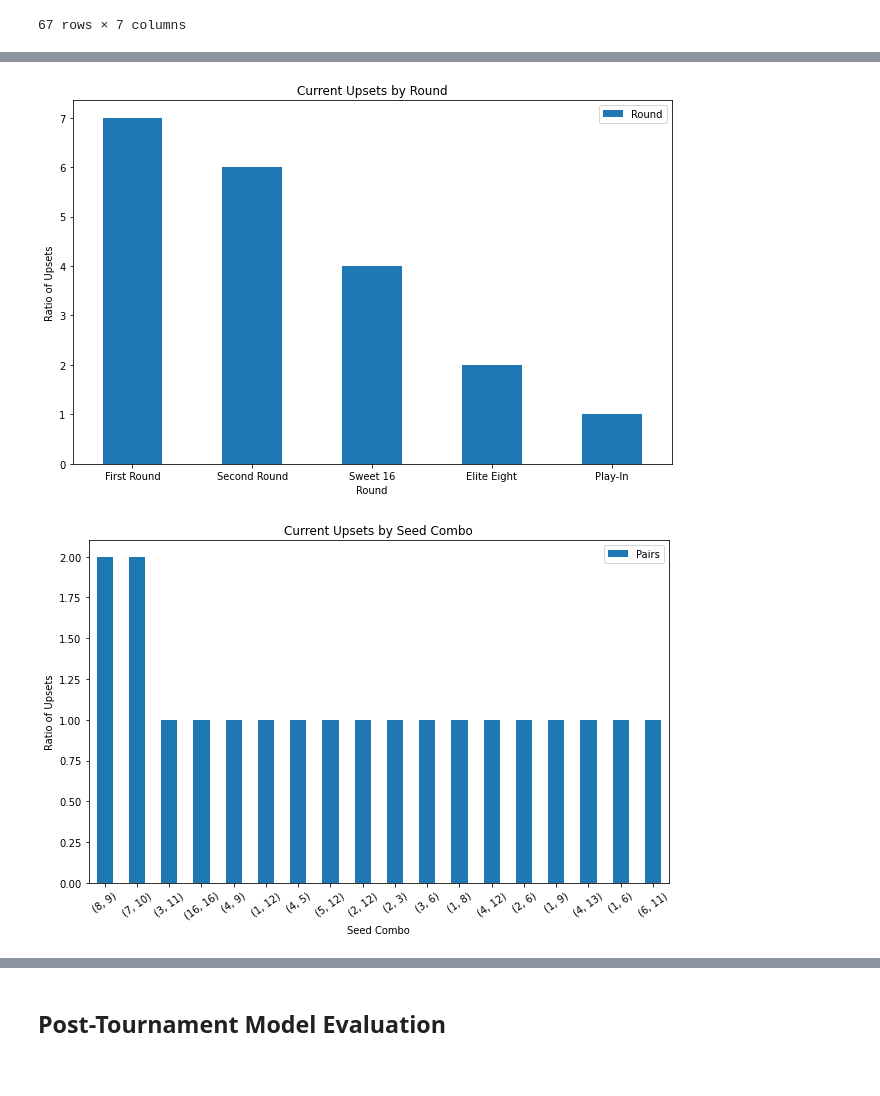
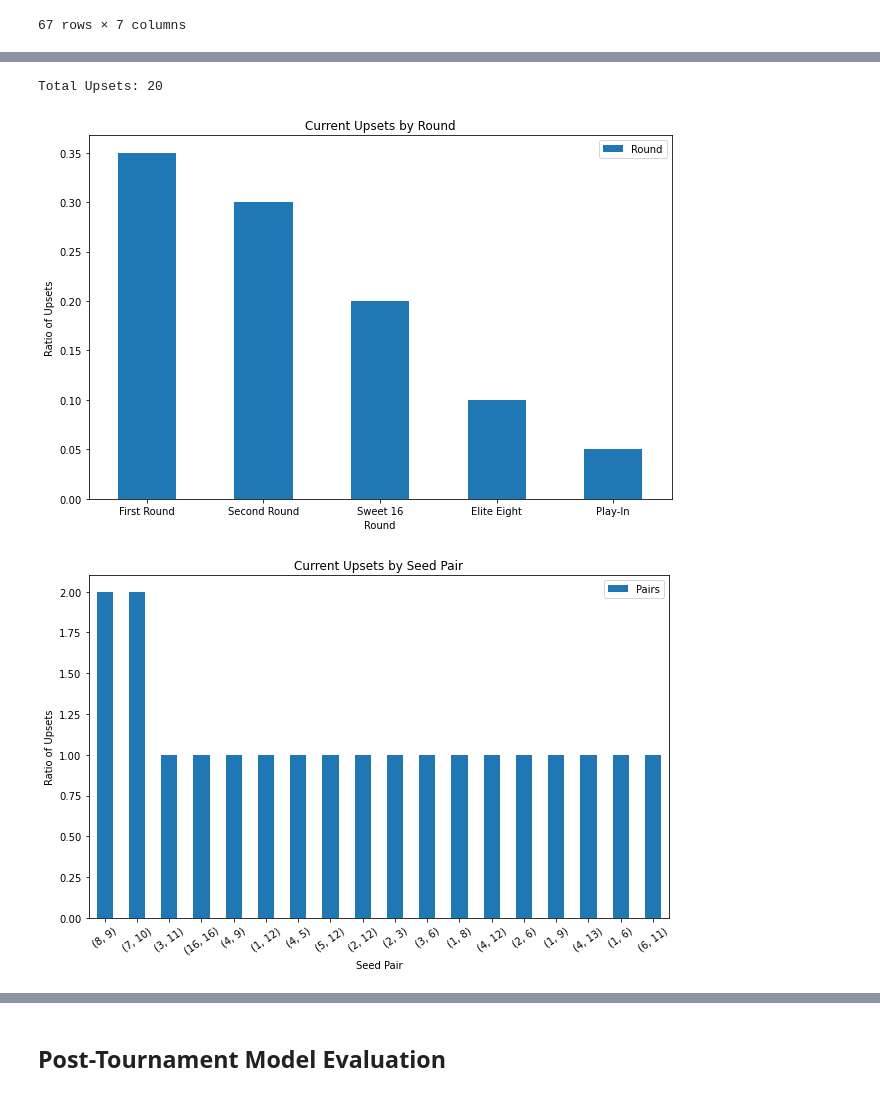
Before and after one commit to matthew-agard/March-Madness-Predictions, a Jupyter notebook: 2021/2021_March_Madness_Predictions.ipynb, the cells around one changed output, grey strips where cells are left out. Saved outputs shown, nothing was run; the diff lists cells and outputs as text; code cells hidden in the pictures.

```diff
--- a/2021/2021_March_Madness_Predictions.ipynb
+++ b/2021/2021_March_Madness_Predictions.ipynb
@@ -621,20 +759,22 @@ display(bracket_preds)
 # %%
-curr_seed_pairs = get_seed_pairs(bracket_preds)
-curr_upset_pairs = curr_seed_pairs[curr_seed_pairs['Underdog_Upset'] == 1]
+# Group upset seed pairs by round and count them
+curr_upset_rounds_freq = curr_upset_pairs['Round'].value_counts(normalize=True)
 
-curr_upset_rounds_freq = curr_upset_pairs['Round'].value_counts()
+# Plot findings
 curr_upset_rounds_freq.plot(figsize=(9, 6), kind='bar', rot=0)
 
 format_plot(title='Current Upsets by Round', xlabel='Round', ylabel='Ratio of Upsets')
+print(f"Total Upsets: {len(curr_upset_pairs)}")
 # %% [output]
+Total Upsets: 20
-[figure, old version]
+[figure, new version]
 # %%
-curr_seed_pairs = get_seed_pairs(bracket_preds)
-curr_upset_pairs = curr_seed_pairs[curr_seed_pairs['Underdog_Upset'] == 1]
+# Group upsets by seed pairing and count them
+curr_upset_pairs_freq = curr_upset_pairs['Pairs'].value_counts()
 
-curr_upset_pairs_freq = curr_upset_pairs['Pairs'].value_counts()
+# Plot findings
 curr_upset_pairs_freq.plot(figsize=(9, 6), kind='bar', rot=35)
 
-format_plot(title='Current Upsets by Seed Combo', xlabel='Seed Combo', ylabel='Ratio of Upsets')
+format_plot(title='Current Upsets by Seed Pair', xlabel='Seed Pair', ylabel='Ratio of Upsets')
 # %% [output]
-[figure, old version]
+[figure, new version]
```
Also changed, not shown: parts of 56 cells of this notebook, 1 other file.
